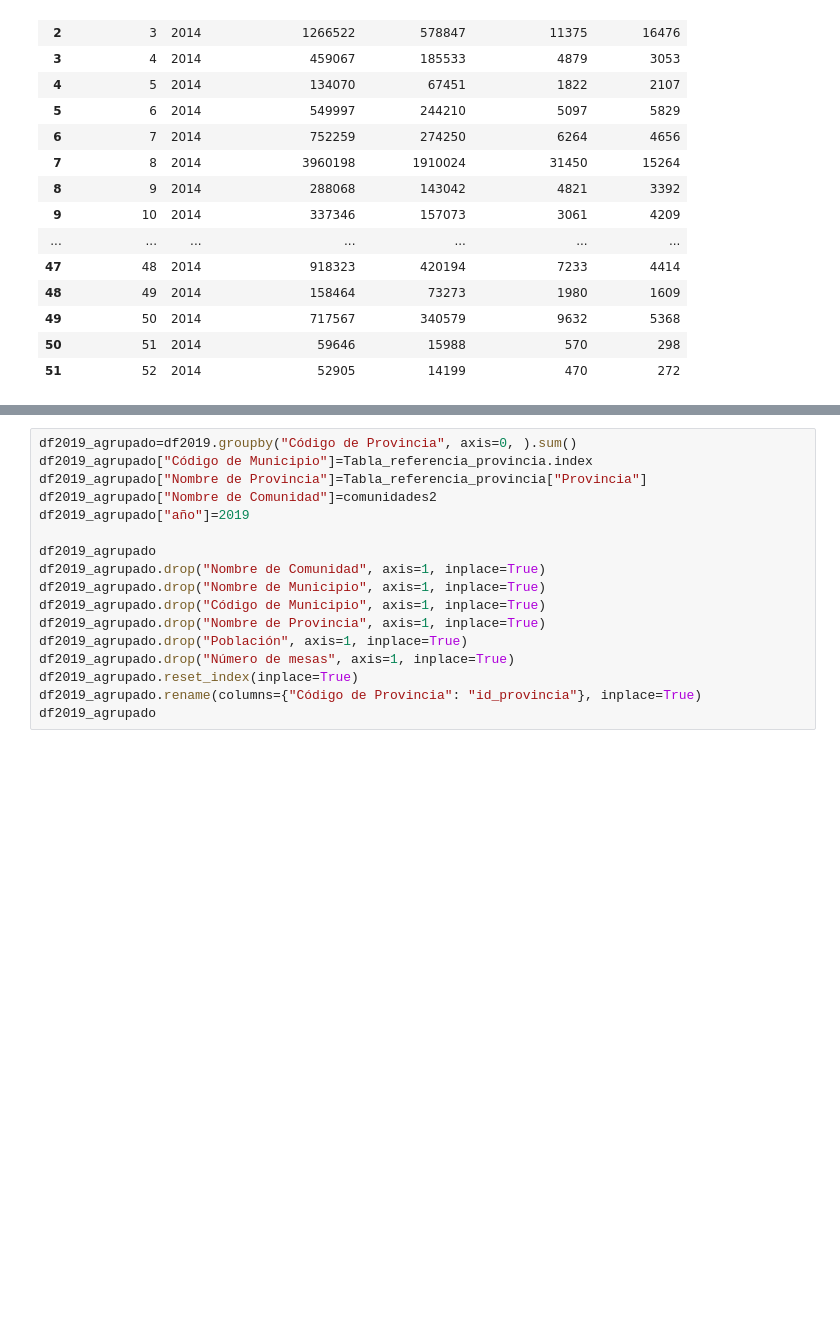
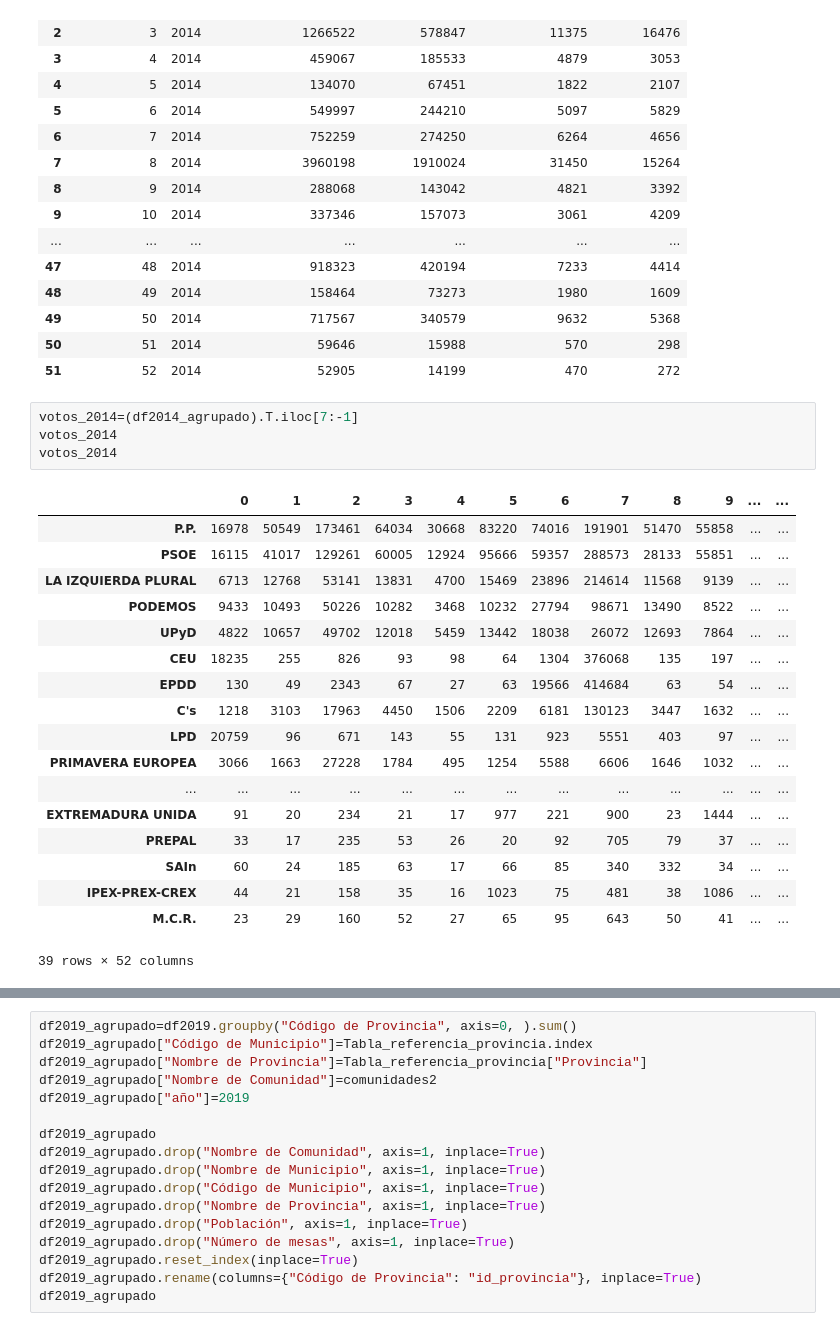
Before and after one commit to UnaiFam/PROYECTO-EUROPA, a Jupyter notebook: pruebas de csv a nacional.ipynb, the cells around one changed output, grey strips where cells are left out. Saved outputs shown, nothing was run; the diff lists cells and outputs as text; blank space fills up the shorter version.

```diff
--- a/pruebas de csv a nacional.ipynb
+++ b/pruebas de csv a nacional.ipynb
@@ -428,3 +428,26 @@ df2014_votos_totales
 | 49 | 50 | 2014 | 717567 | 340579 | 9632 | 5368 |
 | 50 | 51 | 2014 | 59646 | 15988 | 570 | 298 |
 | 51 | 52 | 2014 | 52905 | 14199 | 470 | 272 |
+# %%
+votos_2014=(df2014_agrupado).T.iloc[7:-1]
+votos_2014
+votos_2014
+# %% [output]
+|  | 0 | 1 | 2 | 3 | 4 | 5 | 6 | 7 | 8 | 9 | ... | ... |
+| P.P. | 16978 | 50549 | 173461 | 64034 | 30668 | 83220 | 74016 | 191901 | 51470 | 55858 | ... | ... |
+| PSOE | 16115 | 41017 | 129261 | 60005 | 12924 | 95666 | 59357 | 288573 | 28133 | 55851 | ... | ... |
+| LA IZQUIERDA PLURAL | 6713 | 12768 | 53141 | 13831 | 4700 | 15469 | 23896 | 214614 | 11568 | 9139 | ... | ... |
+| PODEMOS | 9433 | 10493 | 50226 | 10282 | 3468 | 10232 | 27794 | 98671 | 13490 | 8522 | ... | ... |
+| UPyD | 4822 | 10657 | 49702 | 12018 | 5459 | 13442 | 18038 | 26072 | 12693 | 7864 | ... | ... |
+| CEU | 18235 | 255 | 826 | 93 | 98 | 64 | 1304 | 376068 | 135 | 197 | ... | ... |
+| EPDD | 130 | 49 | 2343 | 67 | 27 | 63 | 19566 | 414684 | 63 | 54 | ... | ... |
+| C's | 1218 | 3103 | 17963 | 4450 | 1506 | 2209 | 6181 | 130123 | 3447 | 1632 | ... | ... |
+| LPD | 20759 | 96 | 671 | 143 | 55 | 131 | 923 | 5551 | 403 | 97 | ... | ... |
+| PRIMAVERA EUROPEA | 3066 | 1663 | 27228 | 1784 | 495 | 1254 | 5588 | 6606 | 1646 | 1032 | ... | ... |
+| ... | ... | ... | ... | ... | ... | ... | ... | ... | ... | ... | ... | ... |
+| EXTREMADURA UNIDA | 91 | 20 | 234 | 21 | 17 | 977 | 221 | 900 | 23 | 1444 | ... | ... |
+| PREPAL | 33 | 17 | 235 | 53 | 26 | 20 | 92 | 705 | 79 | 37 | ... | ... |
+| SAIn | 60 | 24 | 185 | 63 | 17 | 66 | 85 | 340 | 332 | 34 | ... | ... |
+| IPEX-PREX-CREX | 44 | 21 | 158 | 35 | 16 | 1023 | 75 | 481 | 38 | 1086 | ... | ... |
+| M.C.R. | 23 | 29 | 160 | 52 | 27 | 65 | 95 | 643 | 50 | 41 | ... | ... |
+39 rows × 52 columns
```
Also changed, not shown: parts of 4 cells of this notebook.
